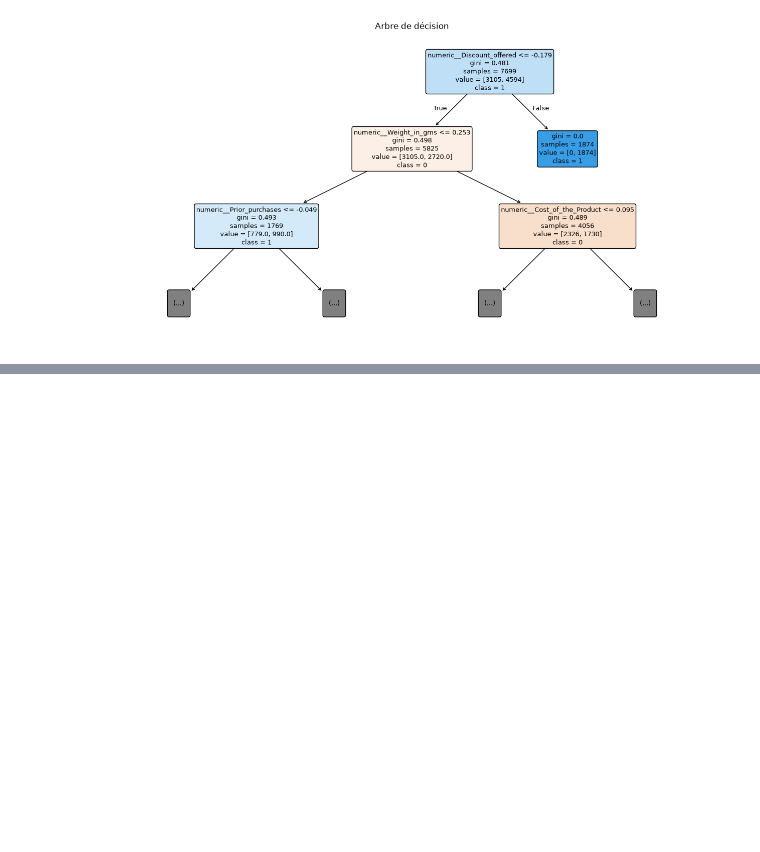
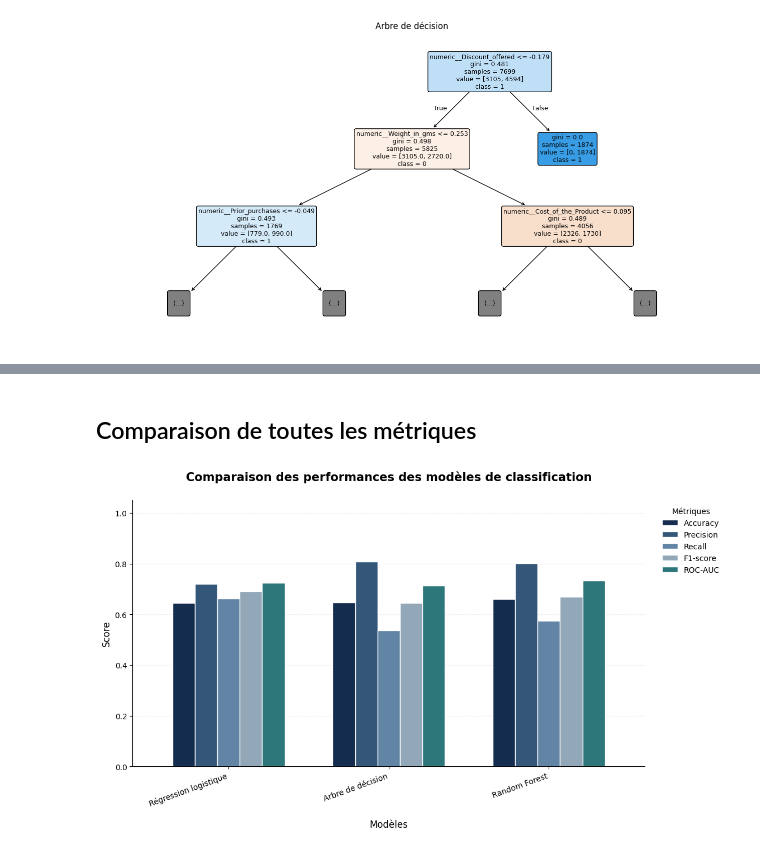
Before and after one commit to nadiagouroubera40-debug/Delais_de_Livraison, a Jupyter notebook: livraison.ipynb, the cells around one changed output, grey strips where cells are left out. Saved outputs shown, nothing was run; the diff lists cells and outputs as text; code cells hidden in the pictures; blank space fills up the shorter version.

```diff
--- a/livraison.ipynb
+++ b/livraison.ipynb
@@ -934,0 +1073,80 @@ plt.show()
+# %% [markdown]
+## Comparaison de toutes les métriques
+# %%
+import matplotlib.pyplot as plt
+
+metrics_to_plot = [
+    "Accuracy",
+    "Precision",
+    "Recall",
+    "F1-score",
+    "ROC-AUC"
+]
+
+colors = [
+    "#142D4E",
+    "#345779",
+    "#6285A5",
+    "#92A8B8",
+    "#2D777A"
+]
+
+# Graphique plus large
+fig, ax = plt.subplots(figsize=(14, 7))
+
+results_df[metrics_to_plot].plot(
+    kind="bar",
+    ax=ax,
+    color=colors,
+    width=0.7,
+    edgecolor="white"
+)
+
+# Titre
+ax.set_title(
+    "Comparaison des performances des modèles de classification",
+    fontsize=15,
+    fontweight="bold",
+    pad=25
+)
+
+ax.set_xlabel("Modèles", fontsize=12, labelpad=15)
+ax.set_ylabel("Score", fontsize=12)
+
+ax.set_ylim(0, 1.05)
+
+# Espacement des noms des modèles
+plt.setp(
+    ax.get_xticklabels(),
+    rotation=20,
+    ha="right",
+    fontsize=10
+)
+
+# Légende à droite du graphique
+ax.legend(
+    title="Métriques",
+    loc="upper left",
+    bbox_to_anchor=(1.02, 1),
+    frameon=False,
+    fontsize=10
+)
+
+# Grille discrète
+ax.grid(axis="y", linestyle="--", alpha=0.2)
+ax.set_axisbelow(True)
+
+# Retirer les bordures inutiles
+ax.spines["top"].set_visible(False)
+ax.spines["right"].set_visible(False)
+
+# Réserver de l'espace pour la légende
+fig.subplots_adjust(
+    right=0.78,
+    bottom=0.20,
+    top=0.88
+)
+
+plt.show()
+# %% [output]
+[figure, added]
```
Also changed, not shown: parts of 17 cells of this notebook.
